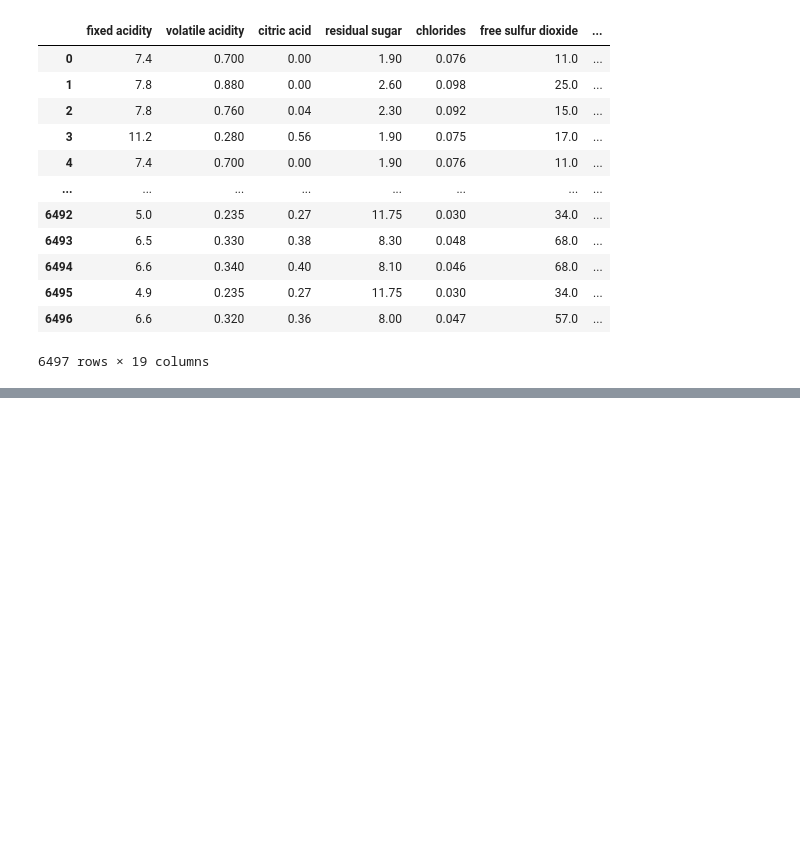
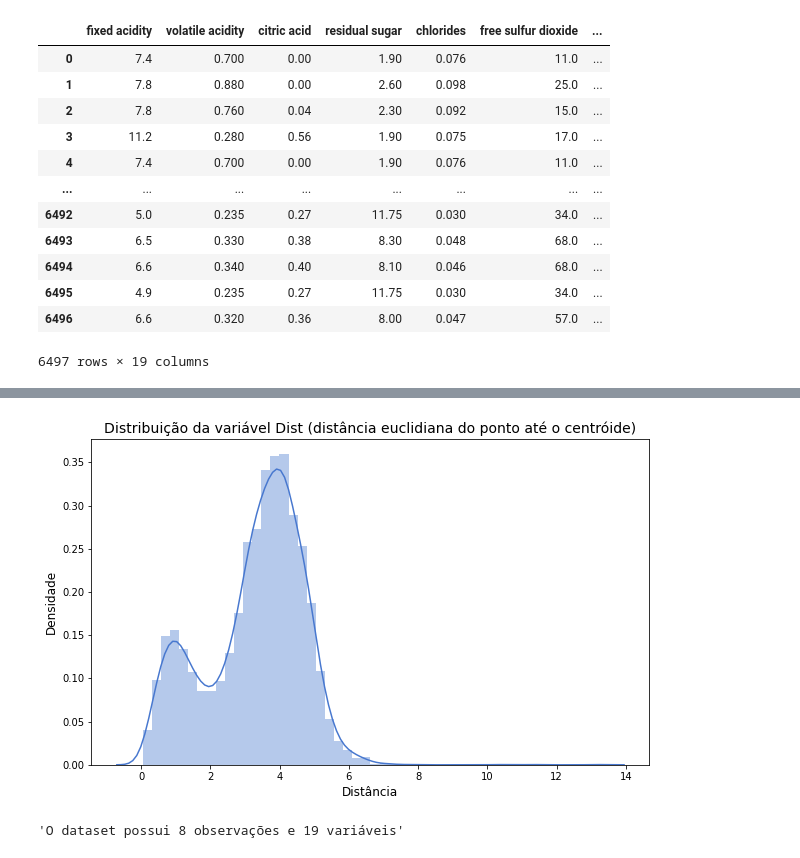
Before and after one commit to barbosarafael/DS_Avancado, a Jupyter notebook: wine_projeto/notebook_projeto.ipynb, the cells around one changed output, grey strips where cells are left out. Saved outputs shown, nothing was run; the diff lists cells and outputs as text; code cells hidden in the pictures; blank space fills up the shorter version.

Commit message:
Focando nas variáveis problemáticas

```diff
--- a/wine_projeto/notebook_projeto.ipynb
+++ b/wine_projeto/notebook_projeto.ipynb
@@ -289,0 +290,18 @@ df_final.sort_values("Dist", ascending = False)
+# %%
+_ = plt.figure(figsize = (10, 6))
+
+_ = sns.distplot(a = df_final["Dist"], hist = True)
+
+_ = plt.title(label = "Distribuição da variável Dist (distância euclidiana do ponto até o centróide)", size = 14)
+_ = plt.xlabel(xlabel = "Distância", size = 12)
+_ = plt.ylabel(ylabel = "Densidade", size = 12)
+# %% [output]
+[figure, added]
+# %%
+th = 7
+
+df_prob = df_final[df_final["Dist"] >= th]
+
+f"O dataset possui {df_prob.shape[0]} observações e {df_prob.shape[1]} variáveis"
+# %% [output]
+'O dataset possui 8 observações e 19 variáveis'
```
Also changed, not shown: parts of 14 cells of this notebook.
